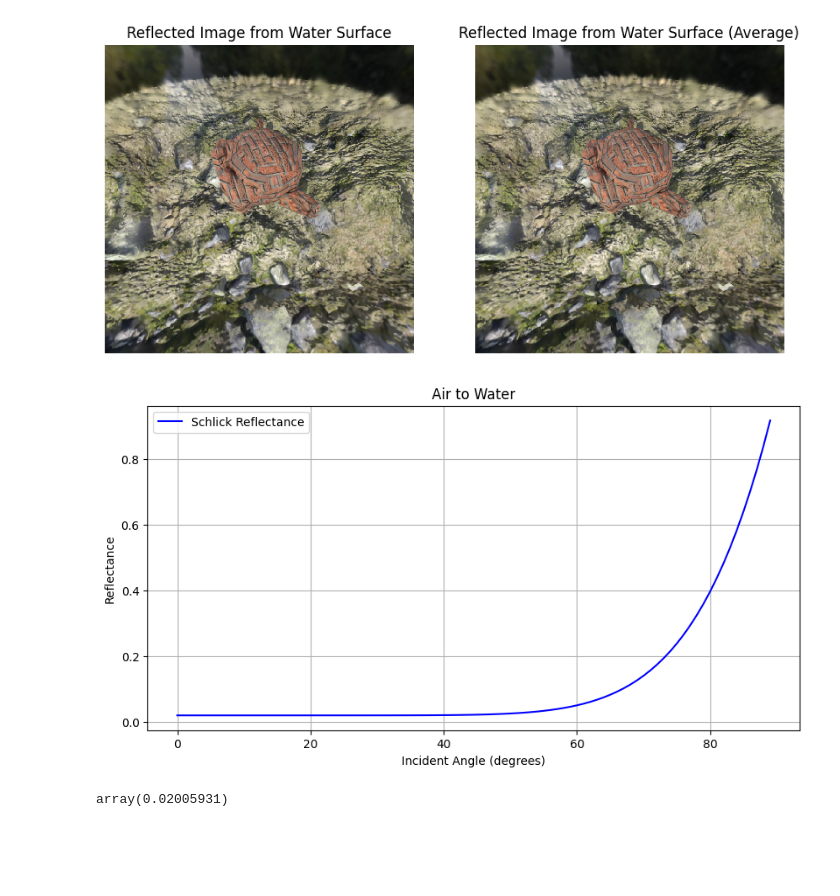
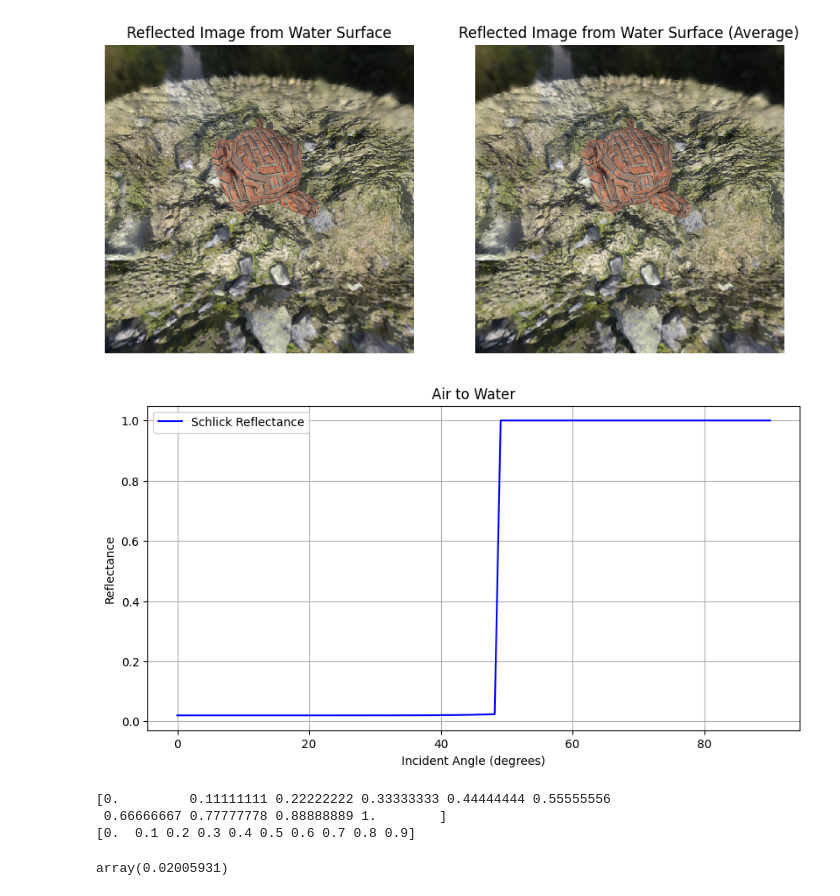
Before and after one commit to unotaiki/gsplat, a Jupyter notebook: optical/environment_map/env_map_refrection.ipynb, the cells around one changed output. Drawn from its saved outputs; the diff is of its cells as text; code cells hidden in the pictures; blank space fills up the shorter version.

```diff
--- a/optical/environment_map/env_map_refrection.ipynb
+++ b/optical/environment_map/env_map_refrection.ipynb
@@ -215,24 +215,37 @@ Clipping input data to the valid range for imshow with RGB data ([0..1] for floa
 [figure]
 # %%
 # plot the incident angle and reflaction ratio
-incident_angle = np.arange(0, 90, 1)
+incident_angle = np.linspace(0, 90, 100)  # Incident angles from 0 to 90 degrees
 incident_angle_rad = np.radians(incident_angle)
 
-def schlick_reflectance(incident_angle_rad, n1=1.0, n2=1.33):
-    r0 = ((n1 - n2) / (n1 + n2)) ** 2
-    return r0 + (1 - r0) * (1 - np.cos(incident_angle_rad)) ** 5
+def schlick_reflectance(theta_i,  #
+                        n_i=1.33,
+                        n_t=1.00
+                        ):
+    sin_theta_t = np.sin(theta_i) * n_i / n_t
+
+    r0 = ((n_i - n_t) / (n_i + n_t)) ** 2
+    fr = r0 + (1 - r0) * (1 - np.cos(theta_i)) ** 5
+    return np.where(sin_theta_t <= 1, fr, 1.0)  # Total internal reflection condition
 
 reflectance = schlick_reflectance(incident_angle_rad)
 plt.figure(figsize=(10, 5))
 plt.plot(incident_angle, reflectance, label='Schlick Reflectance', color='blue')
 plt.xlabel('Incident Angle (degrees)')
 plt.ylabel('Reflectance')
 plt.title('Air to Water')
 plt.grid()
 plt.legend()
 plt.show()
 # %% [output]
-[figure, old version]
+[figure, new version]
+# %%
+print(np.linspace(0, 1, 10))
+print(np.arange(0, 1, 0.1))
+# %% [output]
+[0.         0.11111111 0.22222222 0.33333333 0.44444444 0.55555556
+ 0.66666667 0.77777778 0.88888889 1.        ]
+[0.  0.1 0.2 0.3 0.4 0.5 0.6 0.7 0.8 0.9]
 # %%
 def Fr(theta_i, n_i=1.33, n_t=1.0):
     # sin(theta_t) = (n_i / n_t) * sin(theta_i)
```
Also changed, not shown: parts of 4 cells of this notebook, 1 other file.
